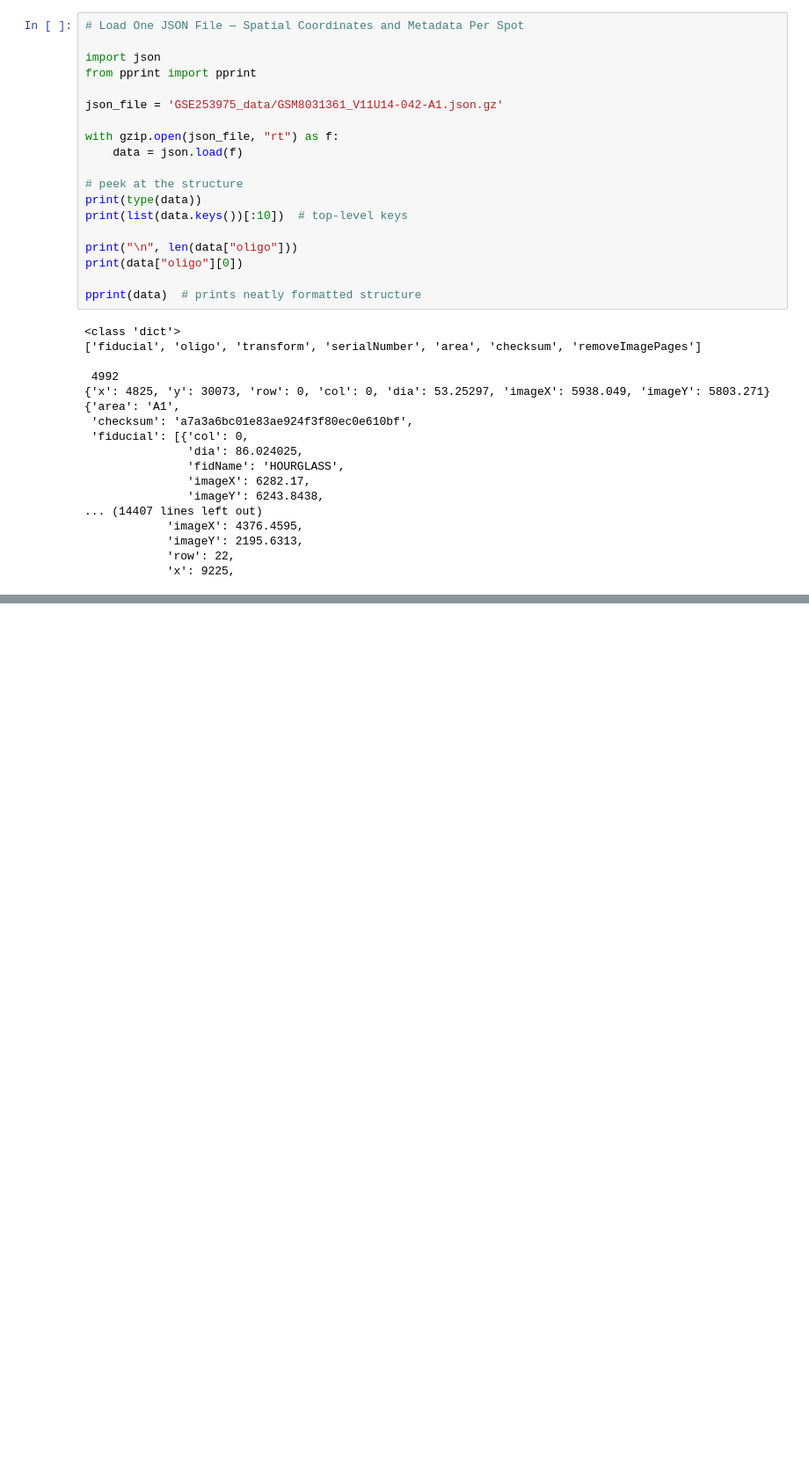
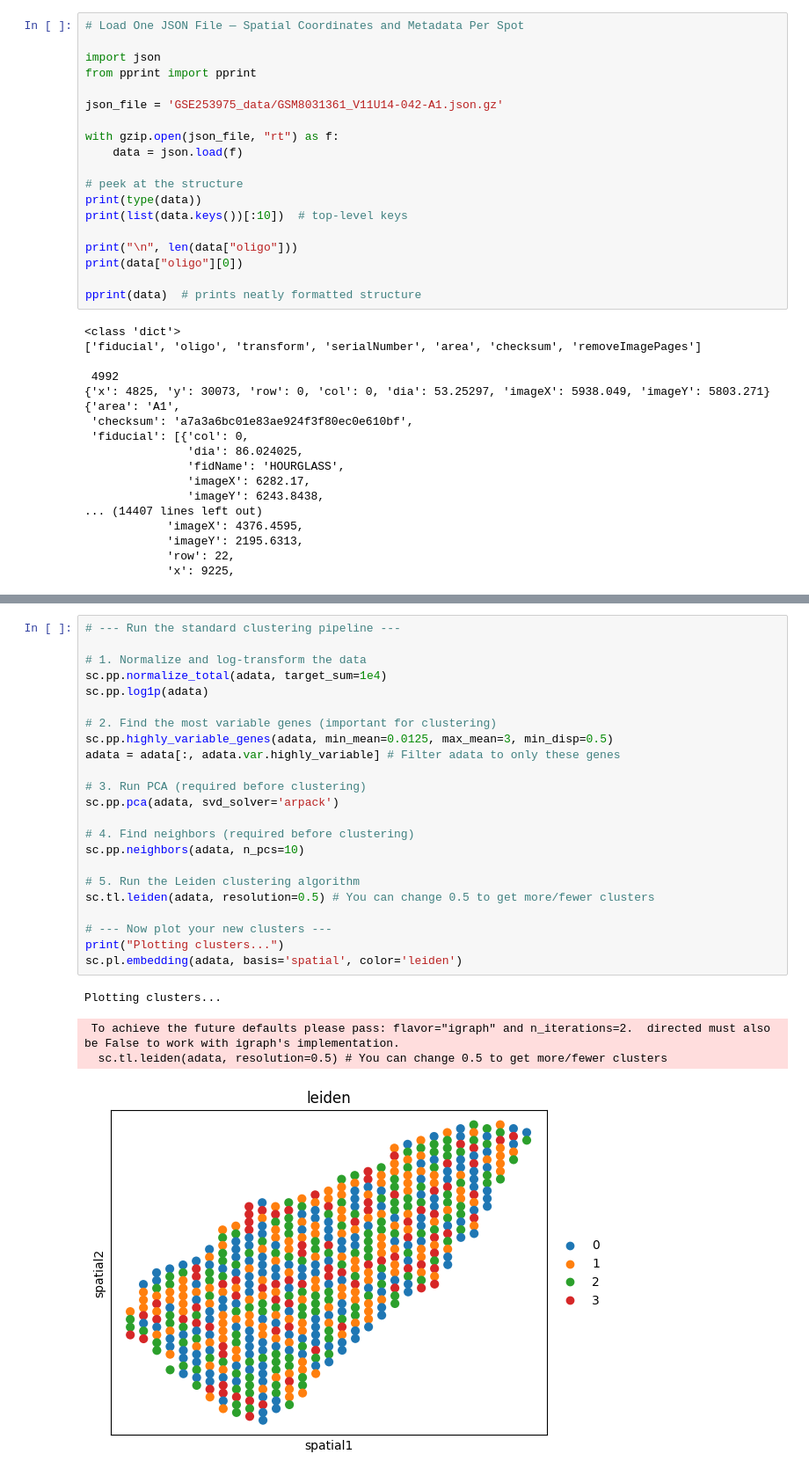
Before and after one commit to josephletobar/parkinsons-spatial-transcriptomics, a Jupyter notebook: single_file_analysis.ipynb, the cells around one changed output, grey strips where cells are left out. Shown at 88% size. Cells and saved outputs as stored; diff of their text form; blank space fills up the shorter version.

```diff
--- a/single_file_analysis.ipynb
+++ b/single_file_analysis.ipynb
@@ -247,0 +268,28 @@ AnnData object with n_obs × n_vars = 562 × 36601
+# %%
+# --- Run the standard clustering pipeline ---
+
+# 1. Normalize and log-transform the data
+sc.pp.normalize_total(adata, target_sum=1e4)
+sc.pp.log1p(adata)
+
+# 2. Find the most variable genes (important for clustering)
+sc.pp.highly_variable_genes(adata, min_mean=0.0125, max_mean=3, min_disp=0.5)
+adata = adata[:, adata.var.highly_variable] # Filter adata to only these genes
+
+# 3. Run PCA (required before clustering)
+sc.pp.pca(adata, svd_solver='arpack')
+
+# 4. Find neighbors (required before clustering)
+sc.pp.neighbors(adata, n_pcs=10)
+
+# 5. Run the Leiden clustering algorithm
+sc.tl.leiden(adata, resolution=0.5) # You can change 0.5 to get more/fewer clusters
+
+# --- Now plot your new clusters ---
+print("Plotting clusters...")
+sc.pl.embedding(adata, basis='spatial', color='leiden')
+# %% [output]
+Plotting clusters...
+ To achieve the future defaults please pass: flavor="igraph" and n_iterations=2.  directed must also be False to work with igraph's implementation.
+  sc.tl.leiden(adata, resolution=0.5) # You can change 0.5 to get more/fewer clusters
+[figure, added]
```
Also changed, not shown: parts of 3 cells of this notebook.
